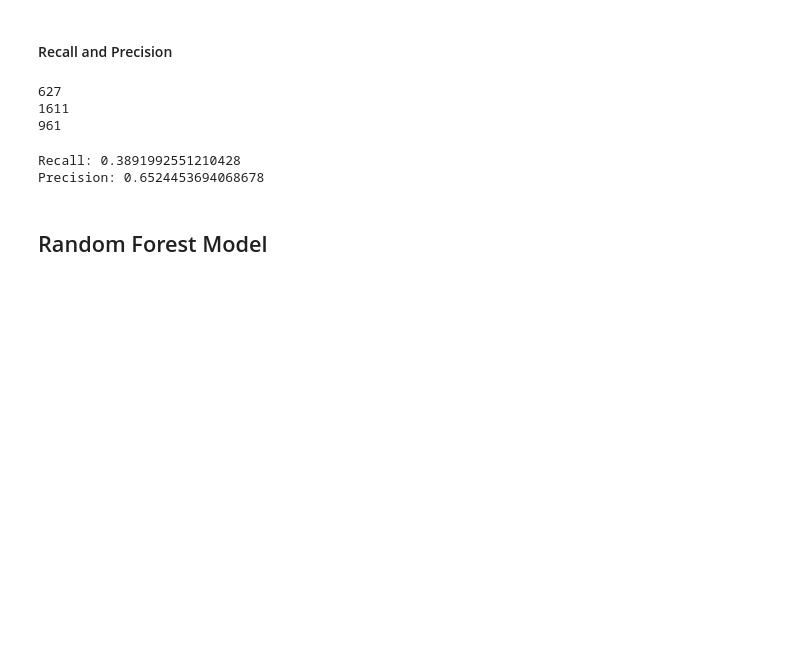
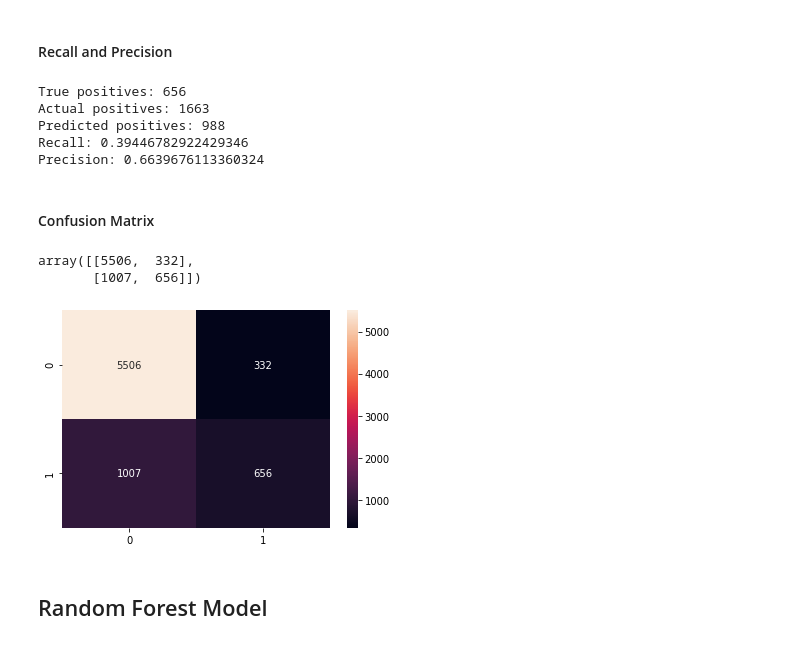
Before and after one commit to ruizleandro/Credit_Card_Default_Clients, a Jupyter notebook: Credit_Card_Default_Clients.ipynb, the cells around one changed output. Cells and saved outputs as stored; diff of their text form; code cells hidden in the pictures; blank space fills up the shorter version.

```diff
--- a/Credit_Card_Default_Clients.ipynb
+++ b/Credit_Card_Default_Clients.ipynb
@@ -650,7 +682,7 @@ from pyspark.ml.classification import LinearSVC
 lsvc = LinearSVC()
 lsvc_model = lsvc.fit(train)
 
-model_pred = lsvc_model.transform(test)
-model_pred.columns
+svm_predictions = lsvc_model.transform(test)
+svm_predictions.columns
 # %% [output]
 ['features', 'label', 'rawPrediction', 'prediction']
@@ -690,27 +737,41 @@ The aupr value for SVC is 0.5080728765011508
 # %% [markdown]
 #### Recall and Precision
 # %%
-true_pos = model_pred.filter(model_pred['label']==1).filter(
-    model_pred['prediction']==1).count()
-print(true_pos)
+true_pos = svm_predictions.filter(svm_predictions['label']==1).filter(
+    svm_predictions['prediction']==1).count()
+print("True positives:", true_pos)
 
-actual_pos = model_pred.filter(model_pred['label']==1).count()
-print(actual_pos)
+actual_pos = svm_predictions.filter(svm_predictions['label']==1).count()
+print("Actual positives:", actual_pos)
 
-pred_pos = model_pred.filter(model_pred['prediction']==1).count()
-print(pred_pos)
+pred_pos = svm_predictions.filter(svm_predictions['prediction']==1).count()
+print("Predicted positives:", pred_pos)
+
+print('Recall:', (float(true_pos)/(actual_pos)))
+
+print('Precision:', (float(true_pos)/(pred_pos)))
 # %% [output]
-627
-1611
-961
+True positives: 656
+Actual positives: 1663
+Predicted positives: 988
+Recall: 0.39446782922429346
+Precision: 0.6639676113360324
-# %%
-# Recall
-print('Recall:', (float(true_pos)/(actual_pos)))
-# Precision
-print('Precision:', (float(true_pos)/(pred_pos)))
-# %% [output]
-Recall: 0.3891992551210428
-Precision: 0.6524453694068678
+# %% [markdown]
+#### Confusion Matrix
+# %%
+from sklearn.metrics import confusion_matrix
+
+svm_target = np.array(svm_predictions.select('label').collect())
+svm_pred = np.array(svm_predictions.select('prediction').collect())
+
+confusion_matrix(svm_target, svm_pred)
+# %% [output]
+array([[5506,  332],
+       [1007,  656]])
+# %%
+ax = sns.heatmap(confusion_matrix(svm_target, svm_pred), annot=True, fmt='d')
+# %% [output]
+[figure, added]
 # %% [markdown]
 ## Random Forest Model
 # %% [markdown]
```
Also changed, not shown: parts of 69 cells of this notebook.
